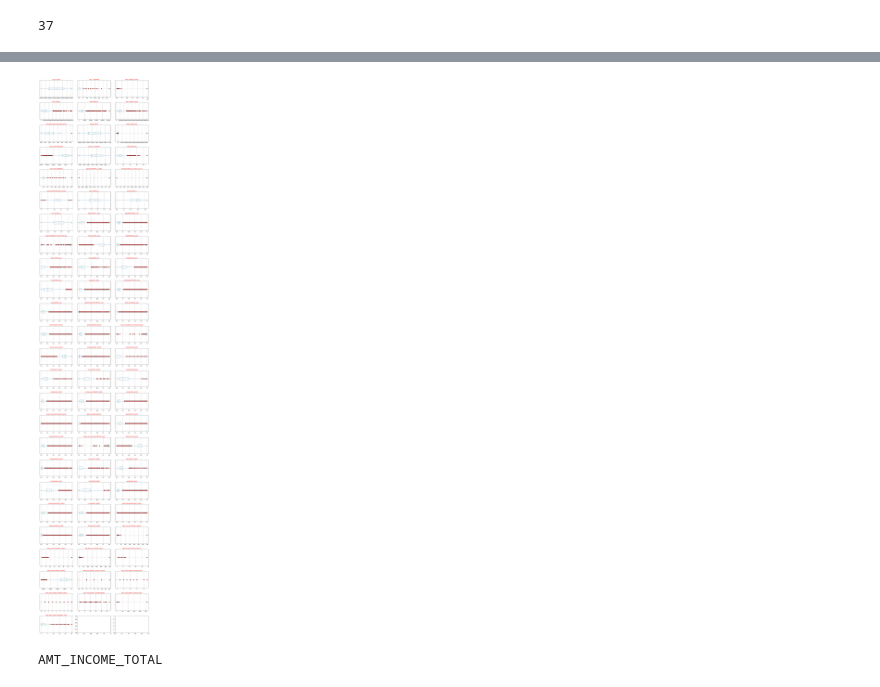
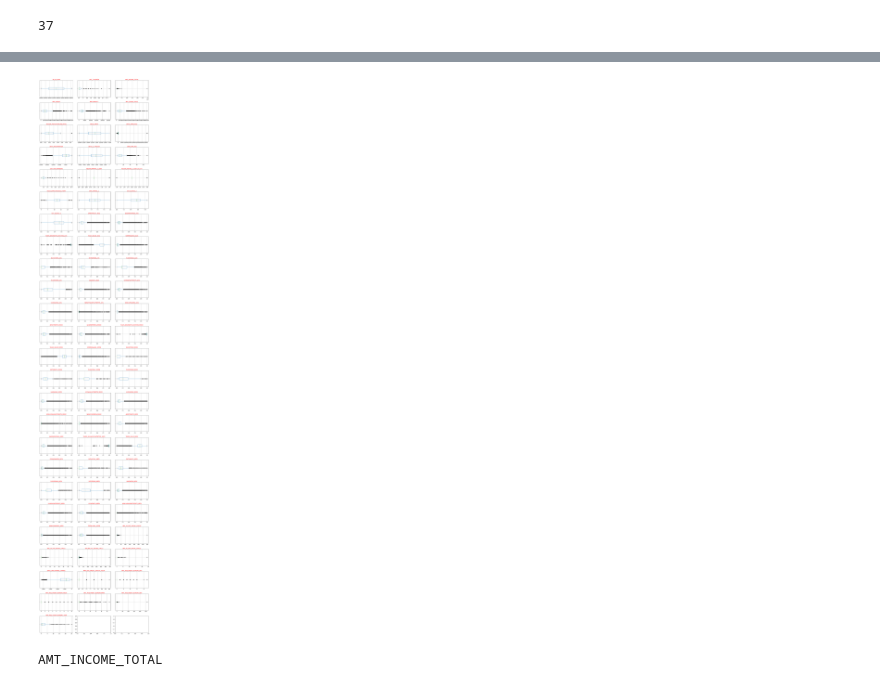
Before and after one commit to freyatzeng/ML100-Days, a Jupyter notebook: homework/Day_006_HW.ipynb, the cells around one changed output, grey strips where cells are left out. Cells and saved outputs as stored; diff of their text form; code cells hidden in the pictures.

```diff
--- a/homework/Day_006_HW.ipynb
+++ b/homework/Day_006_HW.ipynb
@@ -146,36 +146,39 @@ AMT_REQ_CREDIT_BUREAU_YEAR AxesSubplot(0.0370833,0.329676;0.285567x0.0163775)
 # %%
 # for col in dtype_select:
+#     此段為正常size圖
 #     print(col)
 #     plt.figure(figsize=(2,4))
 #     plt.title(col)
 #     plt.boxplot(dtype_select[col])
 #     plt.show()
 
 #     red_square = dict(markerfacecolor='r', marker='s')
 #     fig5, ax5 = plt.subplots(2)
 #     ax5.set_title(col)
 #     ax5.boxplot(dtype_select[col], vert=False, flierprops=red_square)
 
+#以下為子圖畫法
 #https://www.cnblogs.com/denny402/p/5122594.html 有子圖的詳細說明 可參考ravel
-
+#鎖定row數
 n_rows = int(np.ceil(dtype_select.shape[1] / 2))  #將總共73 rows 除以二後取整 37
 
+#fig是畫板=畫紙的載體 具體畫圖是在畫紙上面完成的 在pyplot裡面畫紙的對應概念就是axes /subplot.
 fig, axes = plt.subplots(int(np.ceil(n_rows/1.48)), 3, figsize=(15, n_rows*2))  #subplots(rows行數,cols列數,子圖編號)
 
 #rows行數 int(np.ceil(n_rows/1.48)) 取總共73列/1.48的長約25列 再np.ceil取整數 再改為int類型
 #cols列數 3 排顯示
 #figsize=(15, n_rows*2) 框框尺寸大小
 
 for (col, ax) in zip(dtype_select.columns.tolist(), axes.ravel()): #dtype_select.columns.tolist()把73排以list列出  #axes.ravel()待確認
 
-    dtype_select.boxplot(column=col, ax=ax, vert=False, flierprops=red_square) #vert=False 圖片長橫的 #flierprops=red_square紅方框
-
+    dtype_select.boxplot(column=col, ax=ax, vert=False) #vert=False 圖片長橫的 #flierprops=red_square紅方框
+#     dtype_select.boxplot(column=col, ax=ax, vert=False, flierprops=red_square)
     ax.set_yticklabels([])  #清除y軸的文字
     ax.set_title(col,color='r')  #標題是欄位名稱
 plt.tight_layout()
 # plt.show()
 # %% [output]
-[figure, old version]
+[figure, new version]
 # %%
 # 從上面的圖檢查的結果，至少這三個欄位好像有點可疑
 
```
Also changed, not shown: parts of 5 cells of this notebook.
